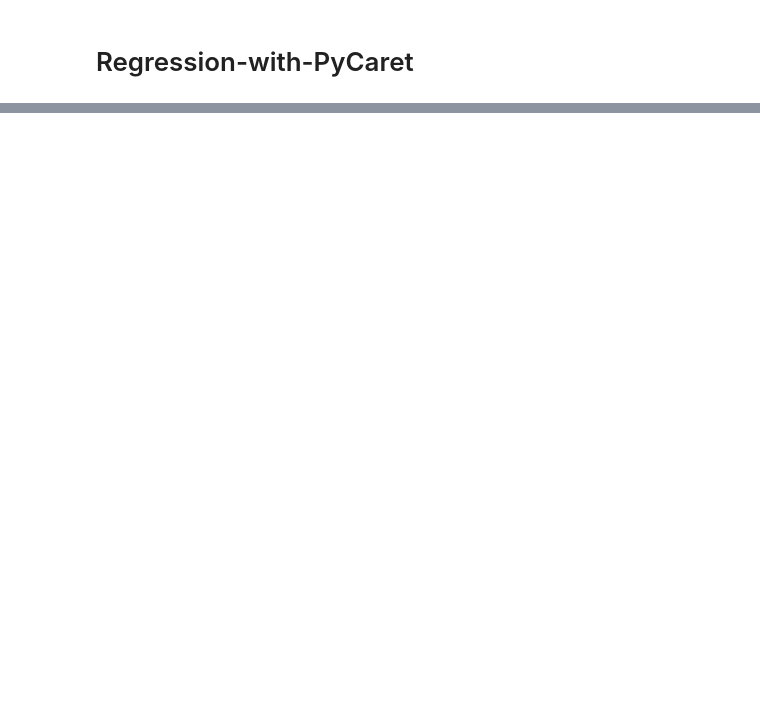
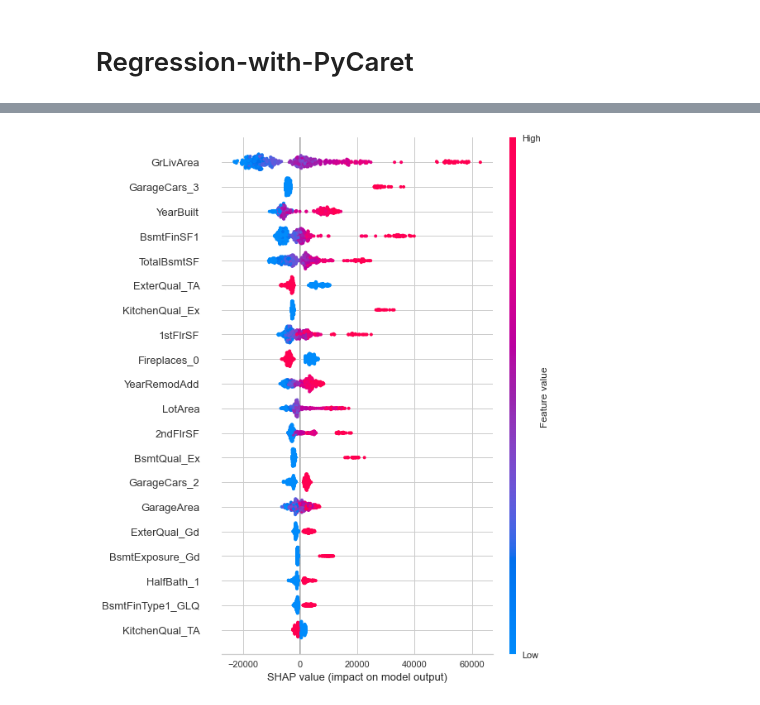
Before and after one commit to zenUnicorn/Regression-with-PyCaret, a Jupyter notebook: Regression-with-PyCaret.ipynb, the cells around one changed output, grey strips where cells are left out. Saved outputs shown, nothing was run; the diff lists cells and outputs as text; code cells hidden in the pictures; blank space fills up the shorter version.

```diff
--- a/Regression-with-PyCaret.ipynb
+++ b/Regression-with-PyCaret.ipynb
@@ -16,0 +96,4 @@ import pycaret
+# %%
+#let's do LGBM
+
+lgb = create_model('lightgbm')
@@ -16,0 +115,4 @@ import pycaret
+# %%
+# gotta tune it
+
+tuned_lgb = tune_model(lgb)
@@ -16,0 +134,5 @@ import pycaret
+# %%
+#SHAP Values (impact on model output) pip install shap to use interpret_model function.
+interpret_model(tuned_lgb)
+# %% [output]
+[figure, added]
```
Also changed, not shown: parts of 9 cells of this notebook.
